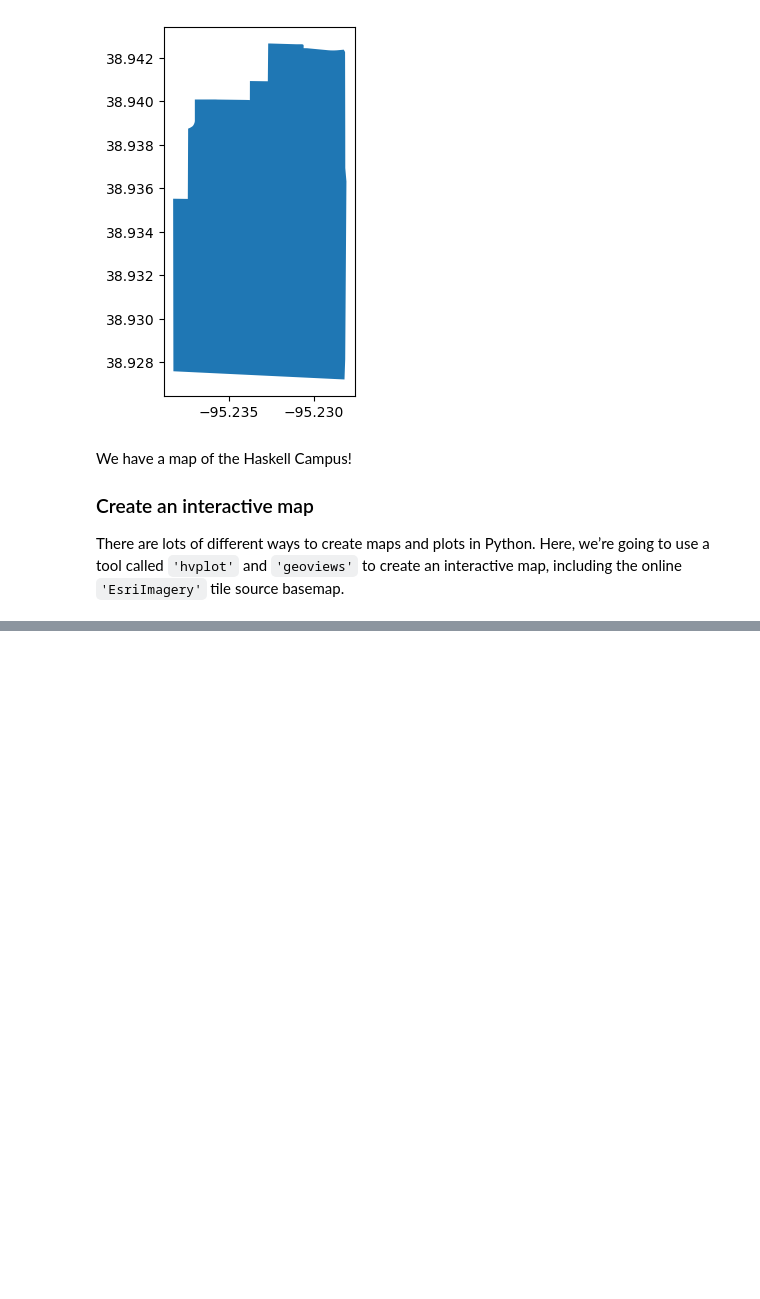
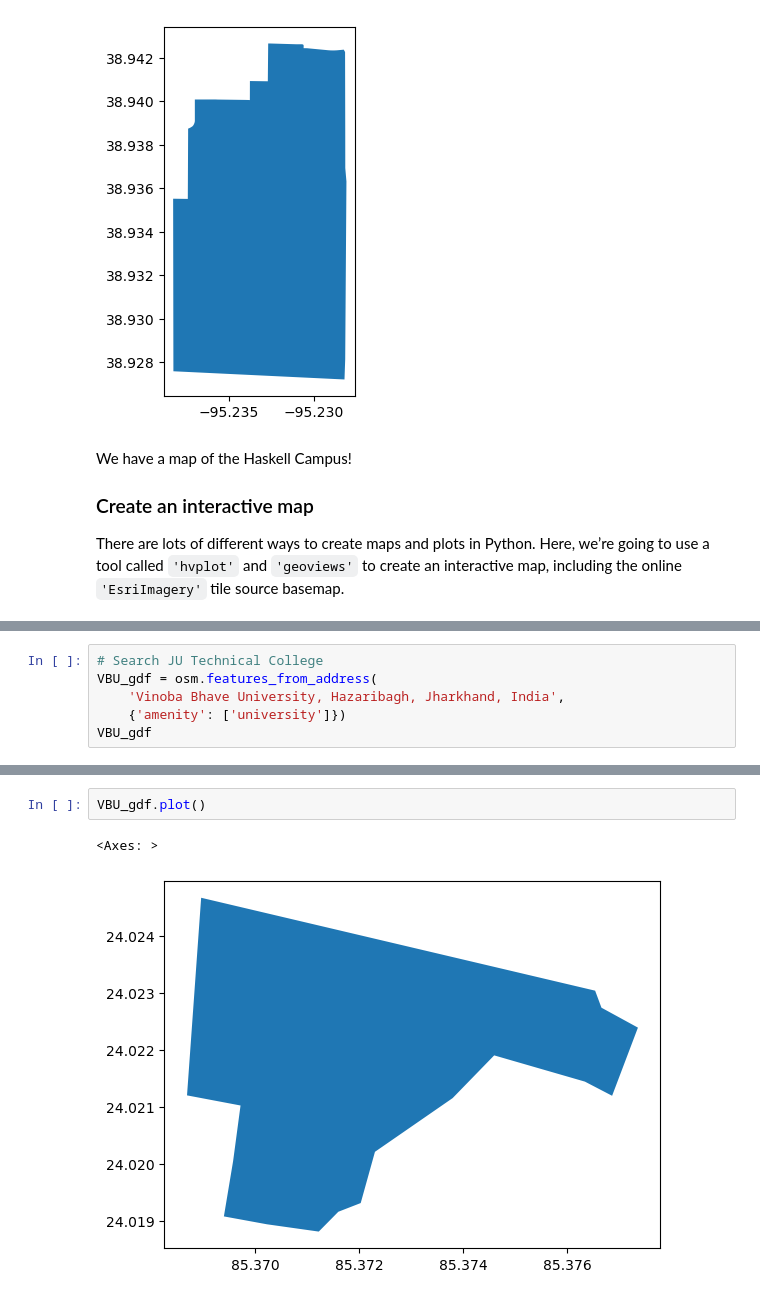
Before and after one commit to git-gauravchakrabarty/myMap, a Jupyter notebook: first-map.ipynb, the cells around one changed output, grey strips where cells are left out. Drawn from its saved outputs; the diff is of its cells as text; blank space fills up the shorter version.

```diff
--- a/first-map.ipynb
+++ b/first-map.ipynb
@@ -93,3 +93,9 @@ haskell_map
 # %% [output]
 WARNING:bokeh.core.validation.check:W-1005 (FIXED_SIZING_MODE): 'fixed' sizing mode requires width and height to be set: figure(id='p1218', ...)
 [interactive output not drawn]
+# %%
+# Search JU Technical College
+VBU_gdf = osm.features_from_address(
+    'Vinoba Bhave University, Hazaribagh, Jharkhand, India',
+    {'amenity': ['university']})
+VBU_gdf
@@ -95,0 +107,5 @@ WARNING:bokeh.core.validation.check:W-1005 (FIXED_SIZING_MODE): 'fixed' sizing m
+# %%
+VBU_gdf.plot()
+# %% [output]
+<Axes: >
+[figure, added]
```
Also changed, not shown: parts of 2 cells of this notebook, 14 other files.
